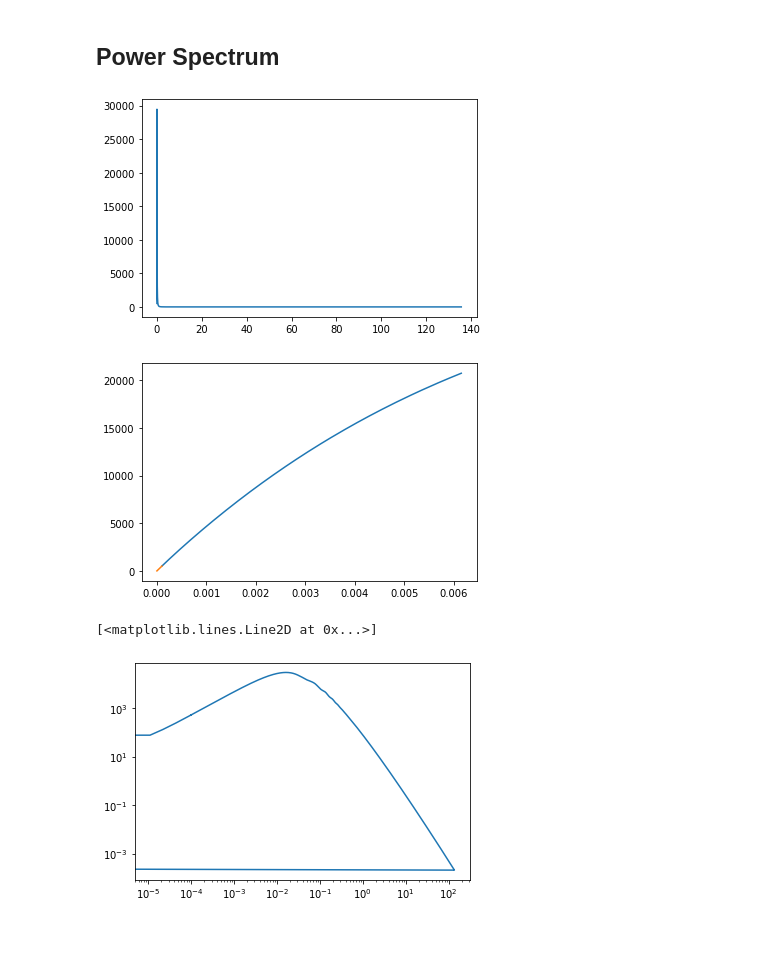
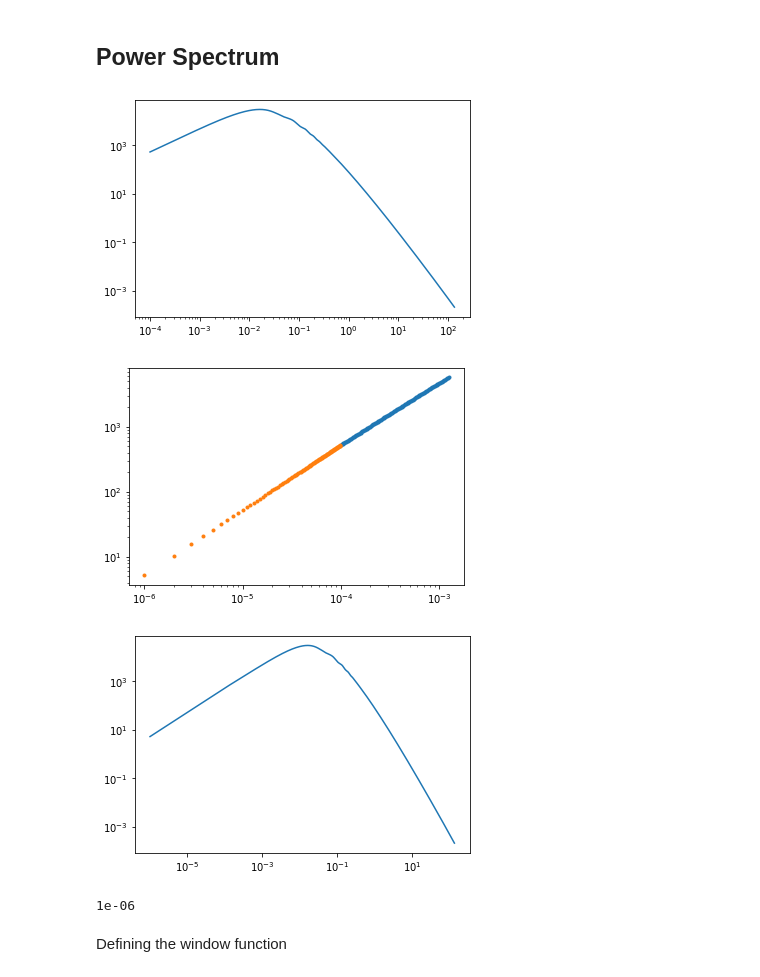
Before and after one commit to carle13/Galaxy-clusters-number-counts, a Jupyter notebook: analysis.ipynb, the cells around one changed output. Cells and saved outputs as stored; diff of their text form; code cells hidden in the pictures; blank space fills up the shorter version.

```diff
--- a/analysis.ipynb
+++ b/analysis.ipynb
@@ -242,23 +242,29 @@ plt.show()
 power = np.loadtxt('Planck+_matterpower.dat', skiprows=0, unpack=True)
 # %%
 plt.figure()
-plt.plot(power[0], power[1])
+plt.loglog(power[0], power[1])
 plt.show()
 # %% [output]
-[figure, old version]
+[figure, new version]
 # %%
-kto0 = np.linspace(0, power[0][0], 10)
-linPower = interpolate.interp1d(power[0][:-500], power[1][:-500], 'linear', fill_value='extrapolate')
+kto0 = np.linspace(0, power[0][0], 100, endpoint=False)
+linPower = interpolate.interp1d([0, power[0][0]], [0, power[1][0]], 'linear', fill_value='extrapolate')
 plt.figure()
-plt.plot(power[0][:-500], power[1][:-500])
-plt.plot(kto0, linPower(kto0))
+plt.loglog(power[0][:-580], power[1][:-580], '.')
+plt.loglog(kto0, linPower(kto0), '.')
 plt.show()
 # %% [output]
-[figure, old version]
+[figure, new version]
 # %%
 plt.figure()
-test = [np.append(power[0], kto0), np.append(power[1], linPower(kto0))]
-plt.loglog(test[0], test[1])
+fullPower = [np.append(kto0[1:], power[0]), np.append(linPower(kto0)[1:], power[1])]
+plt.loglog(fullPower[0], fullPower[1])
+plt.show()
 # %% [output]
-[<matplotlib.lines.Line2D at 0x...>]
-[figure, old version]
+[figure, new version]
+# %%
+print(fullPower[0][1])
+# %% [output]
+1e-06
+# %% [markdown]
+Defining the window function
```
Also changed, not shown: parts of 5 cells of this notebook.
